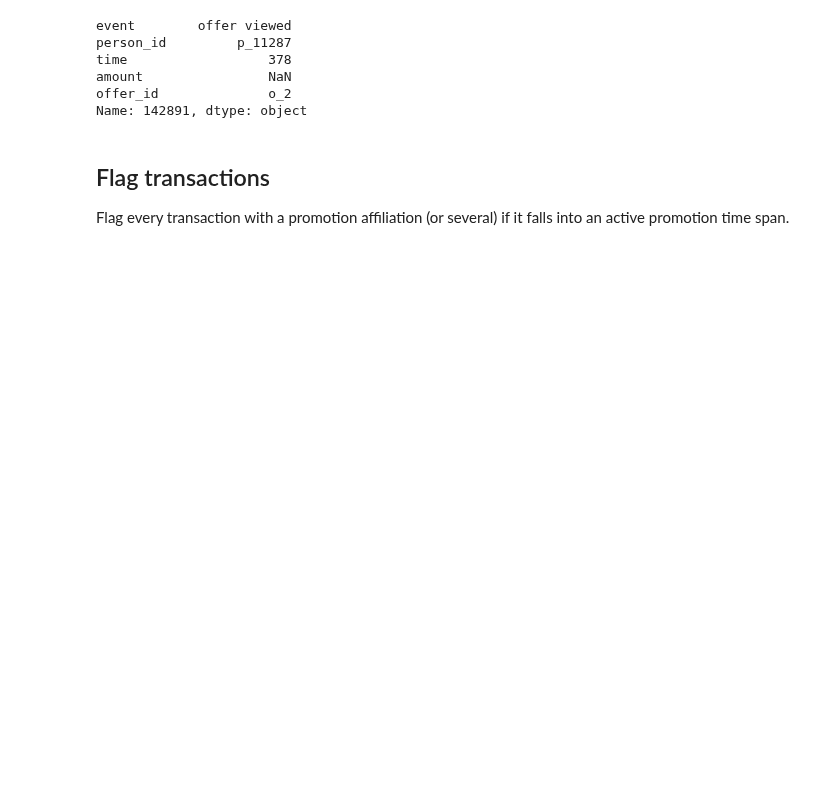
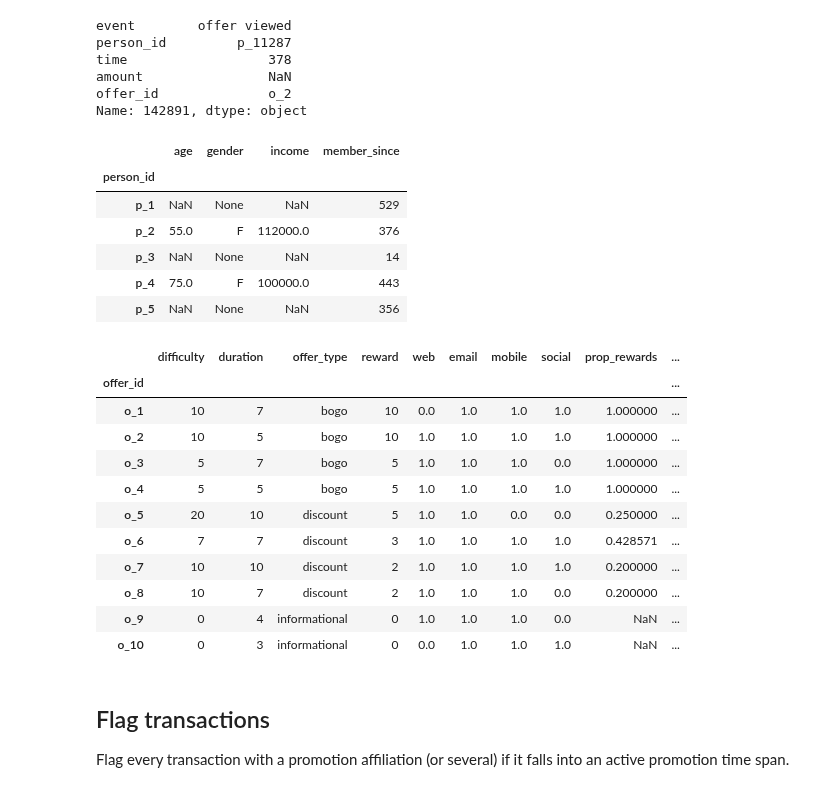
Before and after one commit to rbuerki/segmentation-challenge-starbucks, a Jupyter notebook: 1-data_prep.ipynb, the cells around one changed output. Saved outputs shown, nothing was run; the diff lists cells and outputs as text; code cells hidden in the pictures; blank space fills up the shorter version.

```diff
--- a/1-data_prep.ipynb
+++ b/1-data_prep.ipynb
@@ -439,6 +440,35 @@ time                  378
 amount                NaN
 offer_id              o_2
 Name: 142891, dtype: object
+# %%
+"""profile / promotion: set new ids as index"""
+
+profile.set_index('person_id', inplace=True)
+portfolio.set_index('offer_id', inplace=True)
+# %%
+# check results
+display(profile.head())
+display(portfolio)
+# %% [output]
+|  | age | gender | income | member_since |
+| person_id |  |  |  |  |
+| p_1 | NaN | None | NaN | 529 |
+| p_2 | 55.0 | F | 112000.0 | 376 |
+| p_3 | NaN | None | NaN | 14 |
+| p_4 | 75.0 | F | 100000.0 | 443 |
+| p_5 | NaN | None | NaN | 356 |
+|  | difficulty | duration | offer_type | reward | web | email | mobile | social | prop_rewards | ... |
+| offer_id |  |  |  |  |  |  |  |  |  | ... |
+| o_1 | 10 | 7 | bogo | 10 | 0.0 | 1.0 | 1.0 | 1.0 | 1.000000 | ... |
+| o_2 | 10 | 5 | bogo | 10 | 1.0 | 1.0 | 1.0 | 1.0 | 1.000000 | ... |
+| o_3 | 5 | 7 | bogo | 5 | 1.0 | 1.0 | 1.0 | 0.0 | 1.000000 | ... |
+| o_4 | 5 | 5 | bogo | 5 | 1.0 | 1.0 | 1.0 | 1.0 | 1.000000 | ... |
+| o_5 | 20 | 10 | discount | 5 | 1.0 | 1.0 | 0.0 | 0.0 | 0.250000 | ... |
+| o_6 | 7 | 7 | discount | 3 | 1.0 | 1.0 | 1.0 | 1.0 | 0.428571 | ... |
+| o_7 | 10 | 10 | discount | 2 | 1.0 | 1.0 | 1.0 | 1.0 | 0.200000 | ... |
+| o_8 | 10 | 7 | discount | 2 | 1.0 | 1.0 | 1.0 | 0.0 | 0.200000 | ... |
+| o_9 | 0 | 4 | informational | 0 | 1.0 | 1.0 | 1.0 | 0.0 | NaN | ... |
+| o_10 | 0 | 3 | informational | 0 | 0.0 | 1.0 | 1.0 | 1.0 | NaN | ... |
 # %% [markdown]
 ## Flag transactions
 Flag every transaction with a promotion affiliation (or several) if it falls into an active promotion time span.
```
Also changed, not shown: parts of 13 cells of this notebook.
